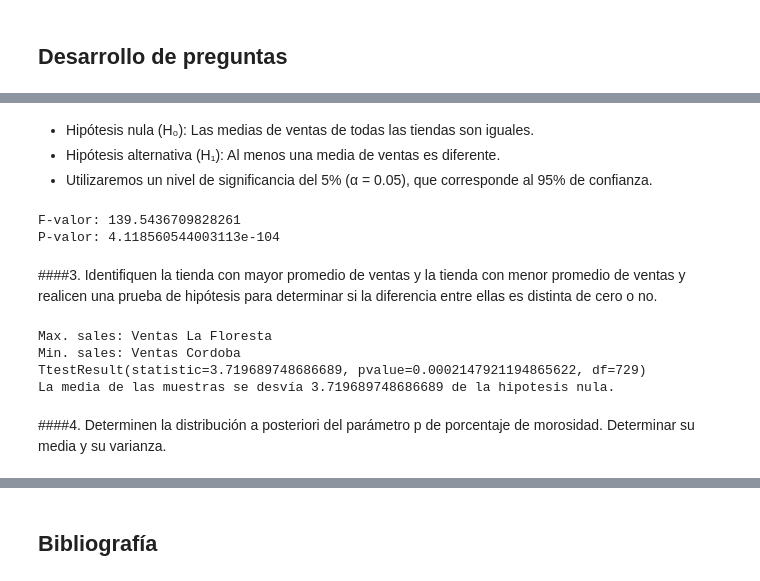
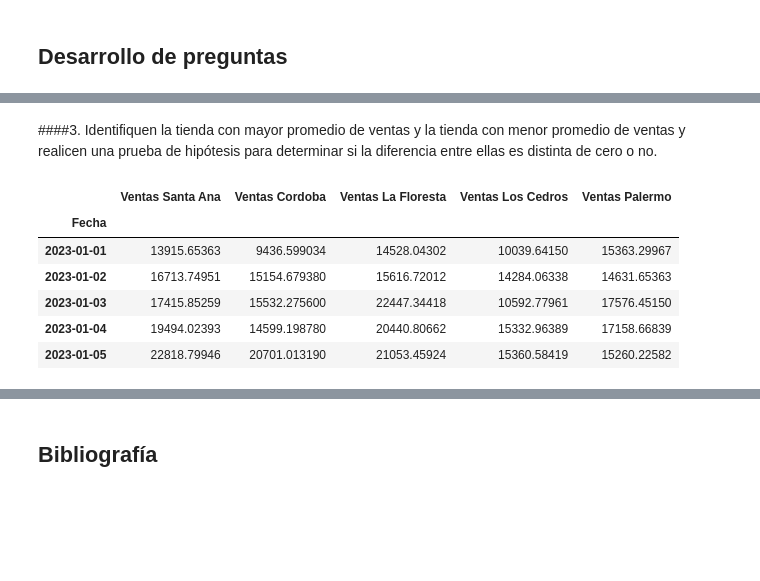
Before and after one commit to Yarrieta/PROBABILIDAD_Y_ESTADISTICA_IA, a Jupyter notebook: hypothesis_test.ipynb, the cells around one changed output, grey strips where cells are left out. Saved outputs shown, nothing was run; the diff lists cells and outputs as text; code cells hidden in the pictures; blank space fills up the shorter version.

```diff
--- a/hypothesis_test.ipynb
+++ b/hypothesis_test.ipynb
@@ -266,48 +197,37 @@ fig.set_size_inches(40, 5)
-# %% [markdown]
-* Hipótesis nula (H₀): Las medias de ventas de todas las tiendas son iguales.
-* Hipótesis alternativa (H₁): Al menos una media de ventas es diferente.
-* Utilizaremos un nivel de significancia del 5% (α = 0.05), que corresponde al 95% de confianza.
-# %%
-import pandas as pd
-import scipy.stats as stats
-
-# Extraer los datos de ventas de cada supermercado
-ventas_santa_ana = data_combined['Ventas Santa Ana']
-ventas_cordoba = data_combined['Ventas Cordoba']
-ventas_la_floresta = data_combined['Ventas La Floresta']
-ventas_los_cedros = data_combined['Ventas Los Cedros']
-ventas_palermo = data_combined['Ventas Palermo']
-
-# Aplicar ANOVA de una vía para comparar las ventas entre los supermercados
-f_valor, p_valor = stats.f_oneway(ventas_santa_ana, ventas_cordoba, ventas_la_floresta, ventas_los_cedros, ventas_palermo)
-
-print(f"F-valor: {f_valor}")
-print(f"P-valor: {p_valor}")
-# %% [output]
-F-valor: 139.5436709828261
-P-valor: 4.118560544003113e-104
 # %% [markdown]
 ####3. Identifiquen la tienda con mayor promedio de ventas y la tienda con menor promedio de ventas y realicen
 una prueba de hipótesis para determinar si la diferencia entre ellas es distinta de cero o no.
-# %%
-import numpy as np
-from scipy import stats
-
-mean_sales = data_combined.mean()
-max_sales = mean_sales.idxmax()
-min_sales = mean_sales.idxmin()
-print("Max. sales:", max_sales)
-print("Min. sales:", min_sales)
-
-max_min_mean_sales = np.concatenate((data_combined[max_sales].to_numpy(), data_combined[min_sales].to_numpy()))
-
-res = stats.ttest_1samp(max_min_mean_sales, data_combined.mean(axis=None))
-print(res)
-print("La media de las muestras se desvía",  res.statistic, "de la hipotesis nula.")
-# %% [output]
-Max. sales: Ventas La Floresta
-Min. sales: Ventas Cordoba
-TtestResult(statistic=3.719689748686689, pvalue=0.0002147921194865622, df=729)
-La media de las muestras se desvía 3.719689748686689 de la hipotesis nula.
-# %% [markdown]
-####4. Determinen la distribución a posteriori del parámetro p de porcentaje de morosidad. Determinar su media y su varianza.
+# %%
+import pandas as pd
+
+ROOT_PATH = "/content/drive/MyDrive/examen-final-PEIA/"
+
+data_dict = {
+    "Santa Ana": "Datos_examen_final_17Co2024_Grupo9.xlsx - Santa Ana.csv",
+    "Cordoba": "supermercado_cordoba.xlsx - Hoja1.csv",
+    "La Floresta": "supermercado_la_floresta.xlsx - Hoja1.csv",
+    "Los Cedros": "supermercado_los_cedros.xlsx - Hoja1.csv",
+    "Palermo": "supermercado_palermo.xlsx - Hoja1.csv"
+}
+
+df_lst = []
+for name, path in data_dict.items():
+    df = pd.read_csv(ROOT_PATH + path)
+    if name != "Santa Ana":
+        df["Ventas"] = pd.to_numeric(df["Ventas"].str.replace(",", "."))
+        df["Fecha"] = pd.to_datetime(df["Fecha"], format="%d/%m/%Y")
+    else:
+        df["Fecha"] = pd.to_datetime(df["Fecha"], format="%m/%d/%Y")
+    df.rename(columns={"Ventas": "Ventas " + name}, inplace=True)
+    df.set_index("Fecha", inplace=True)
+    df_lst.append(df)
+df = pd.concat(df_lst, axis=1)
+df.head()
+# %% [output]
+|  | Ventas Santa Ana | Ventas Cordoba | Ventas La Floresta | Ventas Los Cedros | Ventas Palermo |
+| Fecha |  |  |  |  |  |
+| 2023-01-01 | 13915.65363 | 9436.599034 | 14528.04302 | 10039.64150 | 15363.29967 |
+| 2023-01-02 | 16713.74951 | 15154.679380 | 15616.72012 | 14284.06338 | 14631.65363 |
+| 2023-01-03 | 17415.85259 | 15532.275600 | 22447.34418 | 10592.77961 | 17576.45150 |
+| 2023-01-04 | 19494.02393 | 14599.198780 | 20440.80662 | 15332.96389 | 17158.66839 |
+| 2023-01-05 | 22818.79946 | 20701.013190 | 21053.45924 | 15360.58419 | 15260.22582 |
```
Also changed, not shown: parts of 8 cells of this notebook.
